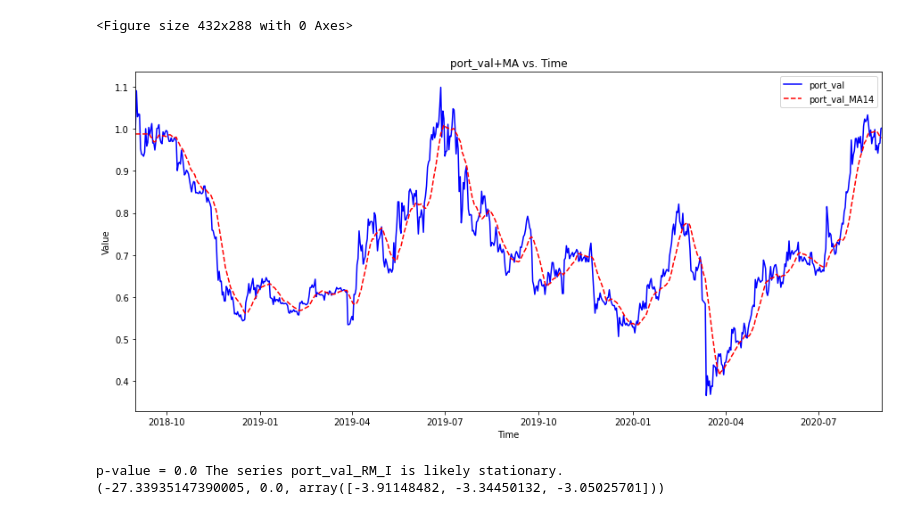
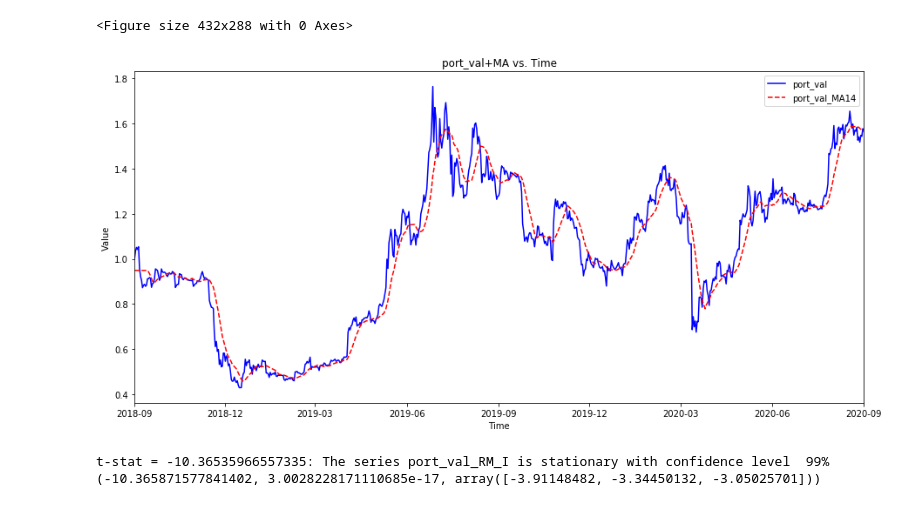
Before and after one commit to jcanedo279/cointegridy, a Jupyter notebook: cointegration.ipynb, the cells around one changed output. Drawn from its saved outputs; the diff is of its cells as text; code cells hidden in the pictures.

Commit message:
Turned preprocessing into a class and made some fixes to data cleaning and collection. Added newcointegration test and changed ADF logic in is_coint

```diff
--- a/cointegration.ipynb
+++ b/cointegration.ipynb
@@ -49,0 +54,14 @@ port_df = create_portfolio_from_ids(cg, port_ids, start_date, end_date)
+# %%
+##################
+## LOCAL DRIVER ##
+##################
+
+start_date, end_date = (2018,9,1), (2020,9,1)
+
+processor = Processor()
+
+# Create portfolio dataframe
+port_val = processor.create_portfolio(cg, PORT_IDS, start_date, end_date)
+data = processor.data
+
+processor.normalize([], port=True)
@@ -50,27 +84,24 @@ port_df = create_portfolio_from_ids(cg, port_ids, start_date, end_date)
 # %%
 ############
 ## TEST 1 ##
 ############
 
-## Create normalized timeseries for portfolio
-port_val = port_df['port_val']
-port_rm = take_roll_avg(port_val, ROLL_WIND)
+# Create normalized timeseries for portfolio
+port_rm = processor.take_roll_avg(ROLL_WIND)
 port_rm.name = f'{port_val.name}_RM'
 
 
-### IF a random variable is stationary THEN it is also order one integratable ###
-# if test_stationarity(port_rm):
+# IF a random variable is stationary THEN it is also order one integratable #
 
-port_ret = integrate(port_rm)
-
+port_ret = processor.integrate(port_rm)
 
 comparator = port_ret + np.random.normal(0, 5, len(port_ret))
 
 # These two series should be stationary and cointegrate
-coint_res = is_coint(port_ret, comparator)
+coint_res = processor.is_coint(port_ret, comparator)
 print(coint_res)
 # %% [output]
 <Figure size 432x288 with 0 Axes>
-[figure, old version]
+[figure, new version]
-p-value = 0.0 The series port_val_RM_I is likely stationary.
-(-27.33935147390005, 0.0, array([-3.91148482, -3.34450132, -3.05025701]))
+t-stat = -10.36535966557335: The series port_val_RM_I is stationary with confidence level  99%
+(-10.365871577841402, 3.0028228171110685e-17, array([-3.91148482, -3.34450132, -3.05025701]))
```
Also changed, not shown: parts of 13 cells of this notebook, 3 other files.
